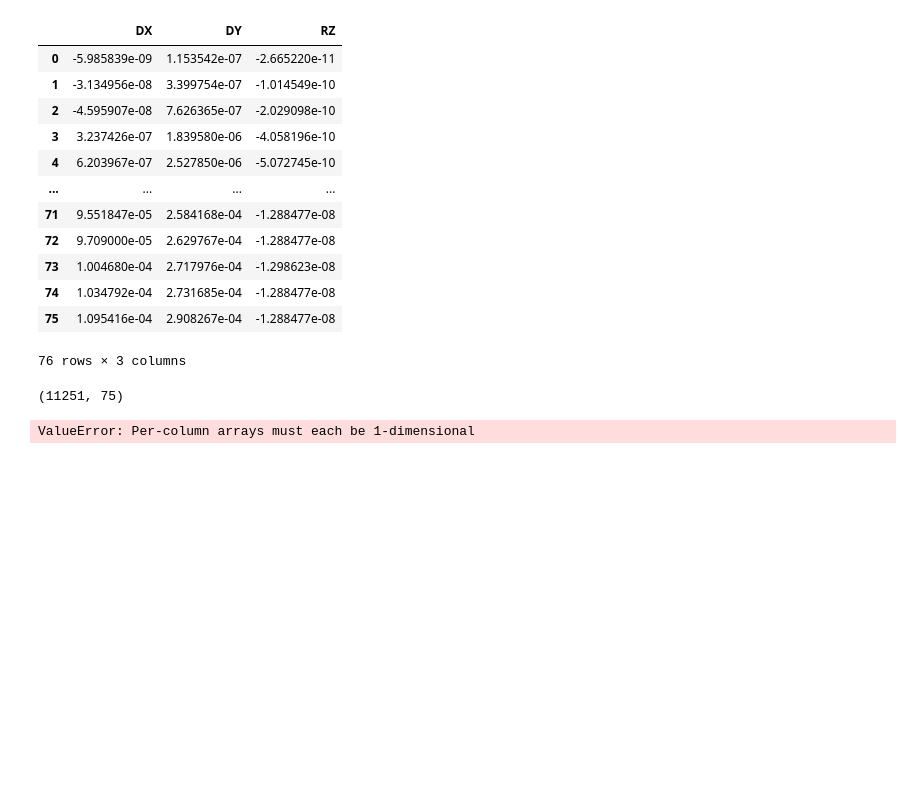
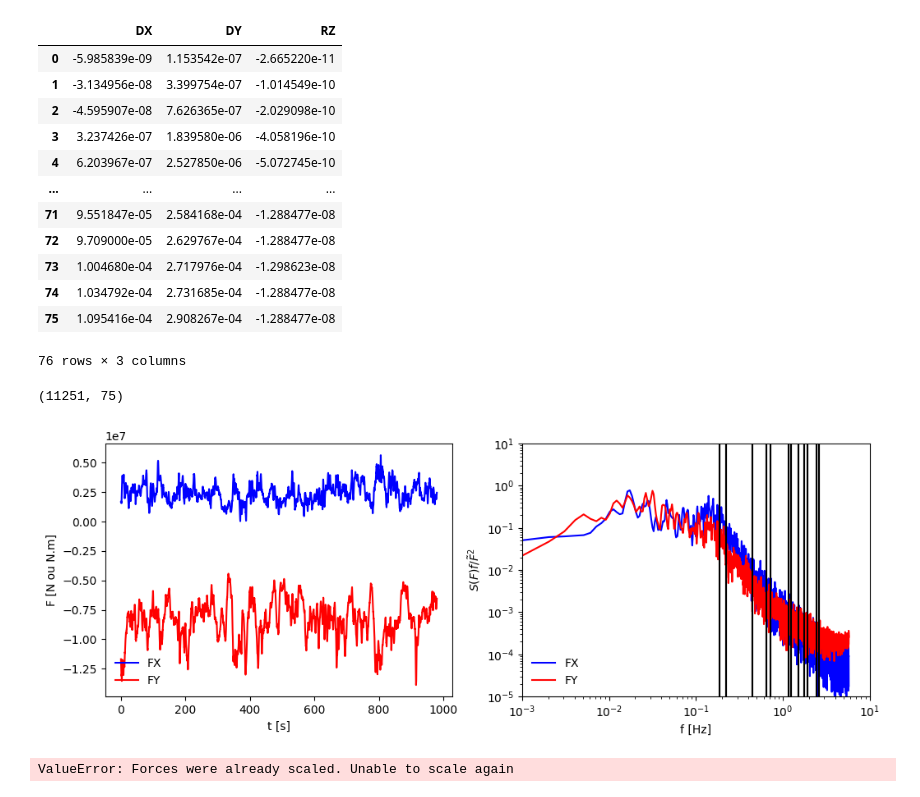
Before and after one commit to AeroSim-CFD/cfdmod, a Jupyter notebook: notebooks/test_hfpi.ipynb, the cells around one changed output. Cells and saved outputs as stored; diff of their text form; code cells hidden in the pictures; blank space fills up the shorter version.

Commit message:
Updated HFPI test

```diff
--- a/notebooks/test_hfpi.ipynb
+++ b/notebooks/test_hfpi.ipynb
@@ -76,7 +76,7 @@ struct_data.df_phi_floors[0]
 76 rows × 3 columns
 # %%
 case_data = hfpi.HFPICaseData(
-    U_H=45.6,
+    U_H=30.6,
     height=250.42,
     base=90.6,
     xi=0.02,
@@ -88,6 +88,7 @@ cf_y_h5 = data_path / f"FY_{case_use}.h5"
 cm_z_h5 = data_path / f"MZ_{case_use}.h5"
 
 forces_data = hfpi.HFPIForcesData.build(cf_x_h5, cf_y_h5, cm_z_h5)
+forces_data = forces_data.get_scaled_forces(case_data)
 # %%
 solver_hfpi = hfpi.HFPISolver(
     structural_data=struct_data,
@@ -98,8 +99,16 @@ solver_hfpi = hfpi.HFPISolver(
 forces_data.cf_x.shape
 # %% [output]
 (11251, 75)
+# %%
+fig, axs = hfpi.plot_force_series(forces_data, struct_data, sigma=1, plot_mz=False)
+
+axs[1].set_xlim([1e-3, 1e1])
+
+fig.show()
+# %% [output]
+[figure, added]
 # %%
 real_displacement = solver_hfpi.get_real_displacement()
 real_displacement
 # %% [output]
-ValueError: Per-column arrays must each be 1-dimensional
+ValueError: Forces were already scaled. Unable to scale again
```
Also changed, not shown: 1 other file.
